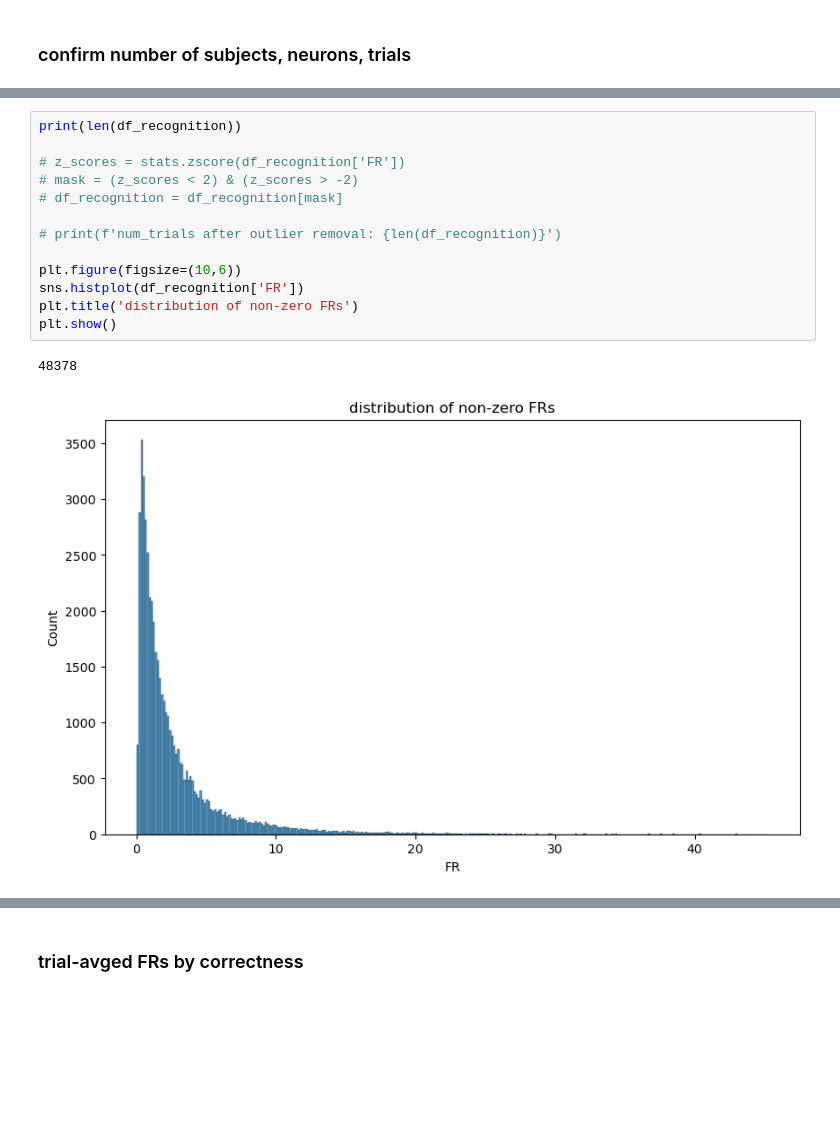
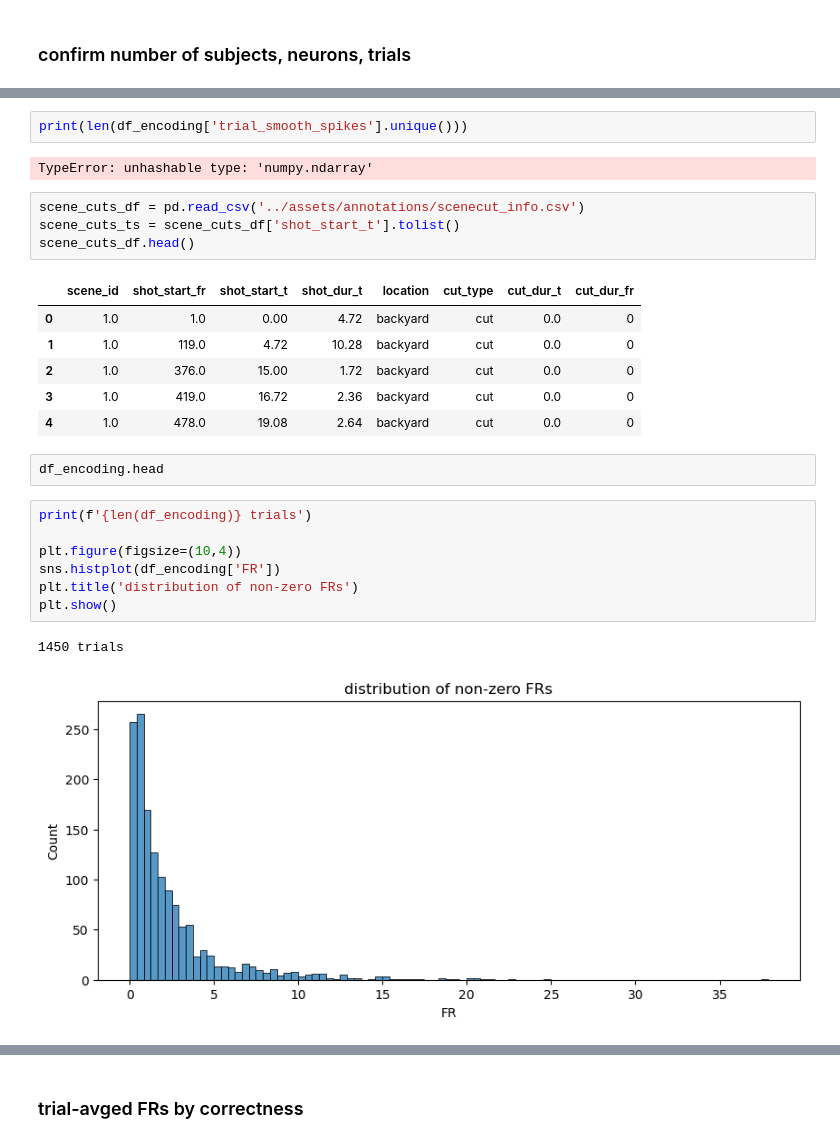
Before and after one commit to NuttidaLab/movie_analysis, a Jupyter notebook: encoding_analyses.ipynb, the cells around one changed output, grey strips where cells are left out. Saved outputs shown, nothing was run; the diff lists cells and outputs as text; blank space fills up the shorter version.

```diff
--- a/encoding_analyses.ipynb
+++ b/encoding_analyses.ipynb
@@ -102,16 +42,27 @@ plt.show()
+# %%
+print(len(df_encoding['trial_smooth_spikes'].unique()))
+# %% [output]
+TypeError: unhashable type: 'numpy.ndarray'
+# %%
+scene_cuts_df = pd.read_csv('../assets/annotations/scenecut_info.csv')
+scene_cuts_ts = scene_cuts_df['shot_start_t'].tolist()
+scene_cuts_df.head()
+# %% [output]
+|  | scene_id | shot_start_fr | shot_start_t | shot_dur_t | location | cut_type | cut_dur_t | cut_dur_fr |
+| 0 | 1.0 | 1.0 | 0.00 | 4.72 | backyard | cut | 0.0 | 0 |
+| 1 | 1.0 | 119.0 | 4.72 | 10.28 | backyard | cut | 0.0 | 0 |
+| 2 | 1.0 | 376.0 | 15.00 | 1.72 | backyard | cut | 0.0 | 0 |
+| 3 | 1.0 | 419.0 | 16.72 | 2.36 | backyard | cut | 0.0 | 0 |
+| 4 | 1.0 | 478.0 | 19.08 | 2.64 | backyard | cut | 0.0 | 0 |
+# %%
+df_encoding.head
 # %%
-print(len(df_recognition))
+print(f'{len(df_encoding)} trials')
 
-# z_scores = stats.zscore(df_recognition['FR'])
-# mask = (z_scores < 2) & (z_scores > -2)
-# df_recognition = df_recognition[mask]
-
-# print(f'num_trials after outlier removal: {len(df_recognition)}')
-
-plt.figure(figsize=(10,6))
-sns.histplot(df_recognition['FR'])
+plt.figure(figsize=(10,4))
+sns.histplot(df_encoding['FR'])
 plt.title('distribution of non-zero FRs')
 plt.show()
 # %% [output]
-48378
+1450 trials
-[figure, old version]
+[figure, new version]
```
Also changed, not shown: parts of 16 cells of this notebook, 4 other files.
